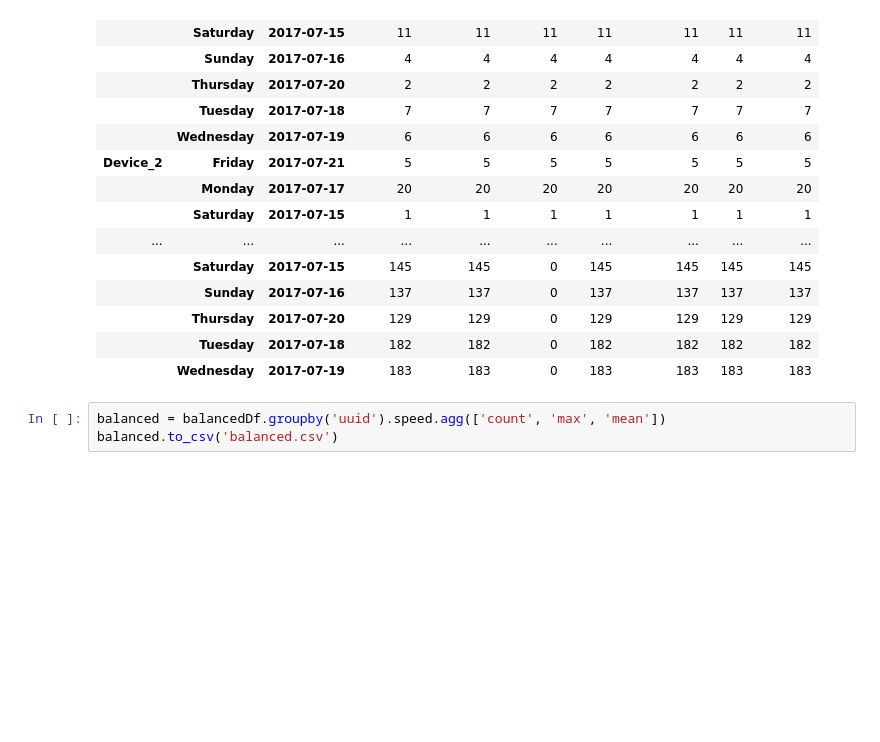
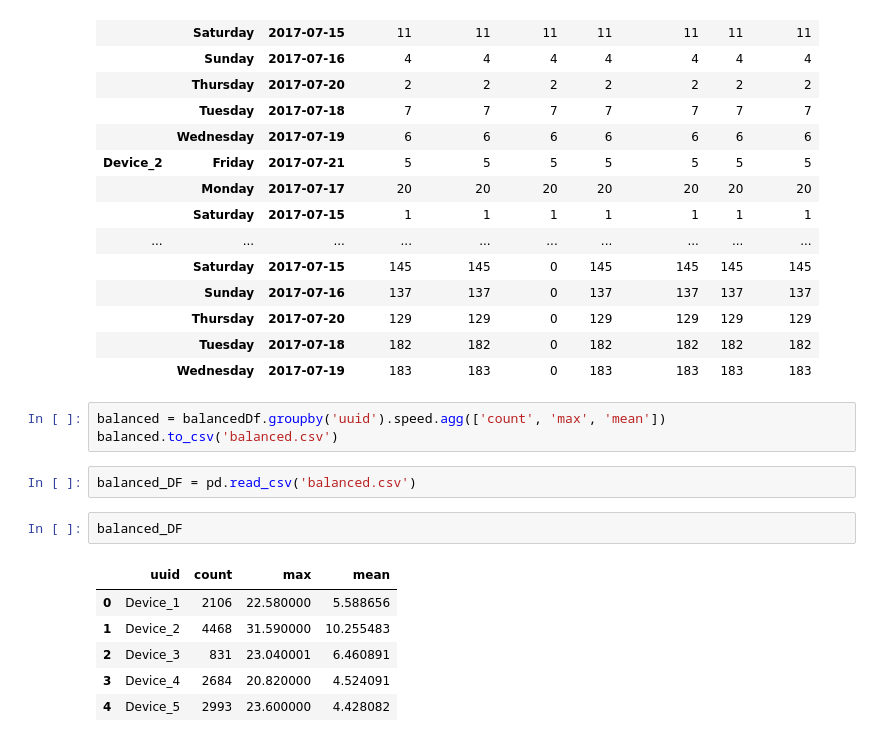
Before and after one commit to souravskr/datascience, a Jupyter notebook: Data/Data_Cleaning/dataCleaning.ipynb, the cells around one changed output. Cells and saved outputs as stored; diff of their text form; blank space fills up the shorter version.

```diff
--- a/Data/Data_Cleaning/dataCleaning.ipynb
+++ b/Data/Data_Cleaning/dataCleaning.ipynb
@@ -357,3 +348,14 @@ zeroSpeed
 # %%
 balanced = balancedDf.groupby('uuid').speed.agg(['count', 'max', 'mean'])
 balanced.to_csv('balanced.csv')
+# %%
+balanced_DF = pd.read_csv('balanced.csv')
+# %%
+balanced_DF
+# %% [output]
+|  | uuid | count | max | mean |
+| 0 | Device_1 | 2106 | 22.580000 | 5.588656 |
+| 1 | Device_2 | 4468 | 31.590000 | 10.255483 |
+| 2 | Device_3 | 831 | 23.040001 | 6.460891 |
+| 3 | Device_4 | 2684 | 20.820000 | 4.524091 |
+| 4 | Device_5 | 2993 | 23.600000 | 4.428082 |
```
Also changed, not shown: parts of 11 cells of this notebook, 24 other files.
